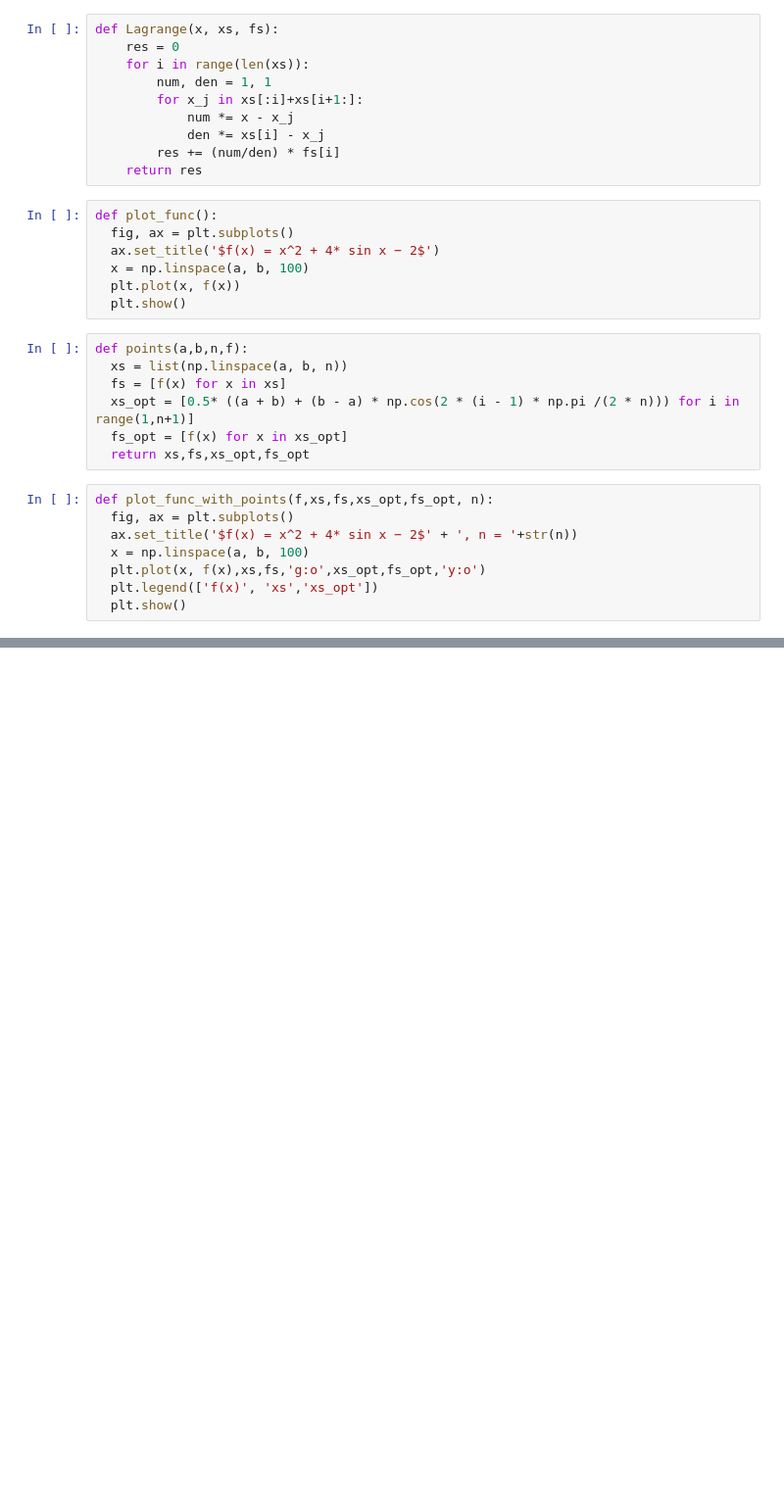
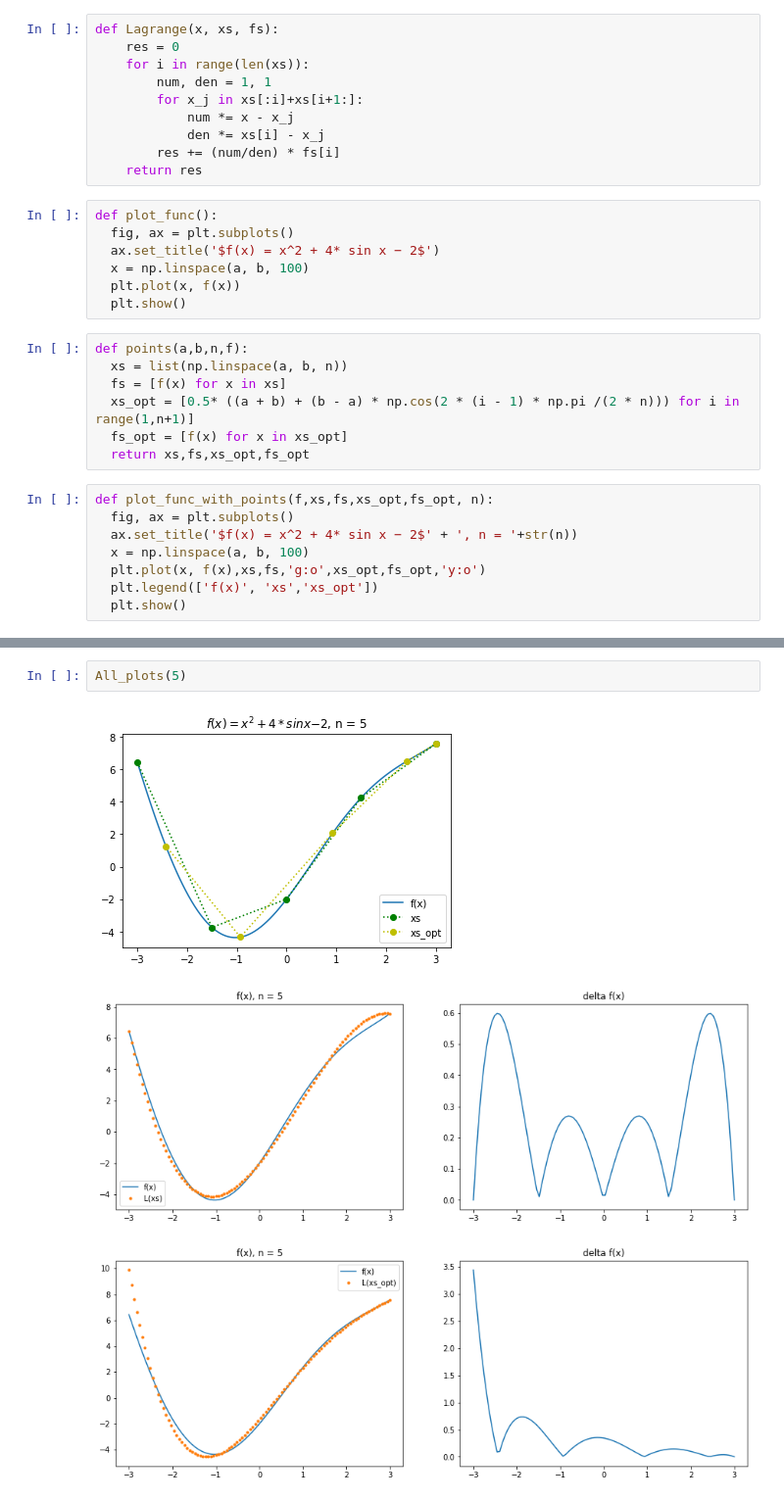
Before and after one commit to DanilNaum/numeral_methods_3rd_cours_task2, a Jupyter notebook: task2.ipynb, the cells around one changed output, grey strips where cells are left out. Shown at 98% size. Cells and saved outputs as stored; diff of their text form; blank space fills up the shorter version.

```diff
--- a/task2.ipynb
+++ b/task2.ipynb
@@ -74,0 +82,6 @@ plot_Lagrange_delta(xs_opt,fs_opt,f,True,n)
+# %%
+All_plots(5)
+# %% [output]
+[figure, added]
+[figure, added]
+[figure, added]
```
Also changed, not shown: parts of 7 cells of this notebook.
